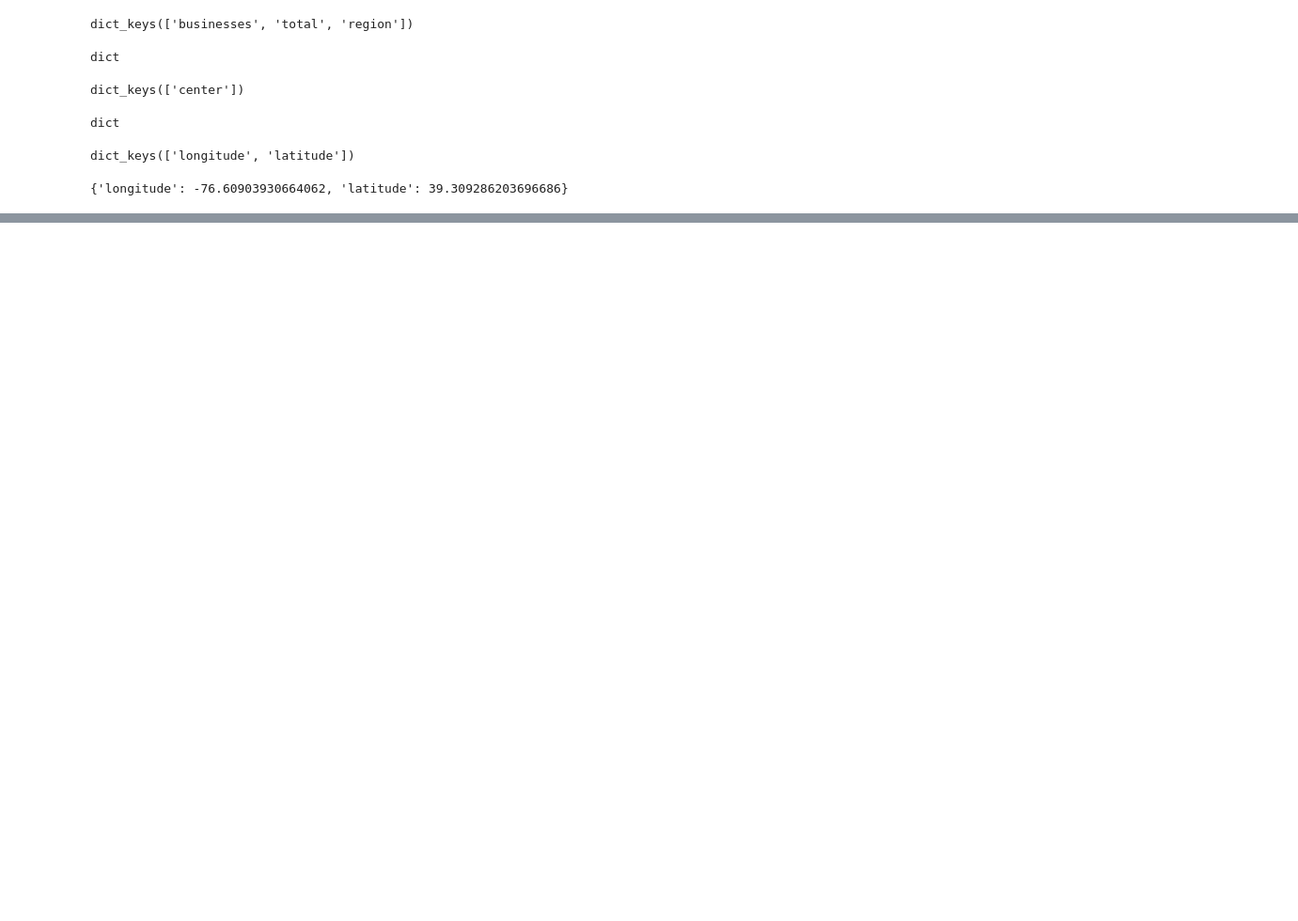
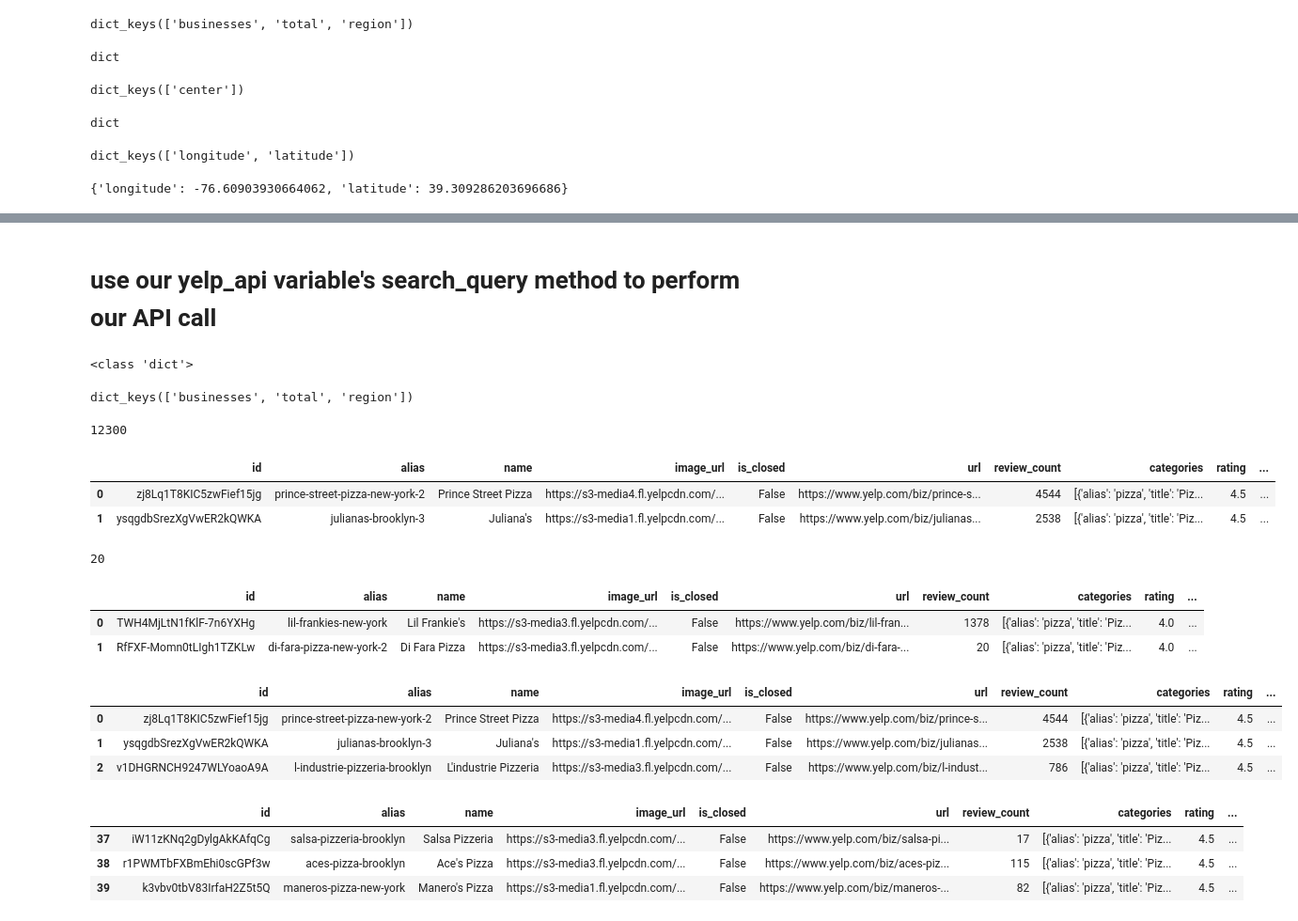
Before and after one commit to zevy613/yelp-API, a Jupyter notebook: PracticeUsing_credentials.ipynb, the cells around one changed output, grey strips where cells are left out. Shown at 94% size. Cells and saved outputs as stored; diff of their text form; code cells hidden in the pictures; blank space fills up the shorter version.

Commit message:
more on api calls

```diff
--- a/PracticeUsing_credentials.ipynb
+++ b/PracticeUsing_credentials.ipynb
@@ -53,0 +108,51 @@ results['region']['center']
+# %% [markdown]
+# use our yelp_api variable's search_query method to perform our API call
+# %%
+search_results = yelp_api.search_query(location='NY, NY',
+                                       term='Pizza')
+print(type(search_results))
+search_results.keys()
+# %% [output]
+<class 'dict'>
+dict_keys(['businesses', 'total', 'region'])
+# %%
+search_results['total']
+# %% [output]
+12300
+# %%
+biz = pd.DataFrame(search_results['businesses'])
+biz.head(2)
+# %% [output]
+|  | id | alias | name | image_url | is_closed | url | review_count | categories | rating | ... |
+| 0 | zj8Lq1T8KIC5zwFief15jg | prince-street-pizza-new-york-2 | Prince Street Pizza | https://s3-media4.fl.yelpcdn.com/... | False | https://www.yelp.com/biz/prince-s... | 4544 | [{'alias': 'pizza', 'title': 'Piz... | 4.5 | ... |
+| 1 | ysqgdbSrezXgVwER2kQWKA | julianas-brooklyn-3 | Juliana's | https://s3-media1.fl.yelpcdn.com/... | False | https://www.yelp.com/biz/julianas... | 2538 | [{'alias': 'pizza', 'title': 'Piz... | 4.5 | ... |
+# %%
+len(search_results['businesses'])
+# %% [output]
+20
+# %%
+# add offset to our original api call
+search_results = yelp_api.search_query(location='NY, NY',
+                                       term='Pizza',
+                                       offset = 20)
+# %%
+biz20 = pd.DataFrame(search_results['businesses'])
+biz20.head(2)
+# %% [output]
+|  | id | alias | name | image_url | is_closed | url | review_count | categories | rating | ... |
+| 0 | TWH4MjLtN1fKlF-7n6YXHg | lil-frankies-new-york | Lil Frankie's | https://s3-media3.fl.yelpcdn.com/... | False | https://www.yelp.com/biz/lil-fran... | 1378 | [{'alias': 'pizza', 'title': 'Piz... | 4.0 | ... |
+| 1 | RfFXF-Momn0tLIgh1TZKLw | di-fara-pizza-new-york-2 | Di Fara Pizza | https://s3-media3.fl.yelpcdn.com/... | False | https://www.yelp.com/biz/di-fara-... | 20 | [{'alias': 'pizza', 'title': 'Piz... | 4.0 | ... |
+# %%
+## concatenate the previous results and new results.
+businesses = pd.concat([biz, biz20],
+                      ignore_index=True)
+display(businesses.head(3), businesses.tail(3))
+# %% [output]
+|  | id | alias | name | image_url | is_closed | url | review_count | categories | rating | ... |
+| 0 | zj8Lq1T8KIC5zwFief15jg | prince-street-pizza-new-york-2 | Prince Street Pizza | https://s3-media4.fl.yelpcdn.com/... | False | https://www.yelp.com/biz/prince-s... | 4544 | [{'alias': 'pizza', 'title': 'Piz... | 4.5 | ... |
+| 1 | ysqgdbSrezXgVwER2kQWKA | julianas-brooklyn-3 | Juliana's | https://s3-media1.fl.yelpcdn.com/... | False | https://www.yelp.com/biz/julianas... | 2538 | [{'alias': 'pizza', 'title': 'Piz... | 4.5 | ... |
+| 2 | v1DHGRNCH9247WLYoaoA9A | l-industrie-pizzeria-brooklyn | L'industrie Pizzeria | https://s3-media3.fl.yelpcdn.com/... | False | https://www.yelp.com/biz/l-indust... | 786 | [{'alias': 'pizza', 'title': 'Piz... | 4.5 | ... |
+|  | id | alias | name | image_url | is_closed | url | review_count | categories | rating | ... |
+| 37 | iW11zKNq2gDylgAkKAfqCg | salsa-pizzeria-brooklyn | Salsa Pizzeria | https://s3-media3.fl.yelpcdn.com/... | False | https://www.yelp.com/biz/salsa-pi... | 17 | [{'alias': 'pizza', 'title': 'Piz... | 4.5 | ... |
+| 38 | r1PWMTbFXBmEhi0scGPf3w | aces-pizza-brooklyn | Ace's Pizza | https://s3-media3.fl.yelpcdn.com/... | False | https://www.yelp.com/biz/aces-piz... | 115 | [{'alias': 'pizza', 'title': 'Piz... | 4.5 | ... |
+| 39 | k3vbv0tbV83IrfaH2Z5t5Q | maneros-pizza-new-york | Manero's Pizza | https://s3-media1.fl.yelpcdn.com/... | False | https://www.yelp.com/biz/maneros-... | 82 | [{'alias': 'pizza', 'title': 'Piz... | 4.5 | ... |
```
Also changed, not shown: parts of 7 cells of this notebook.
